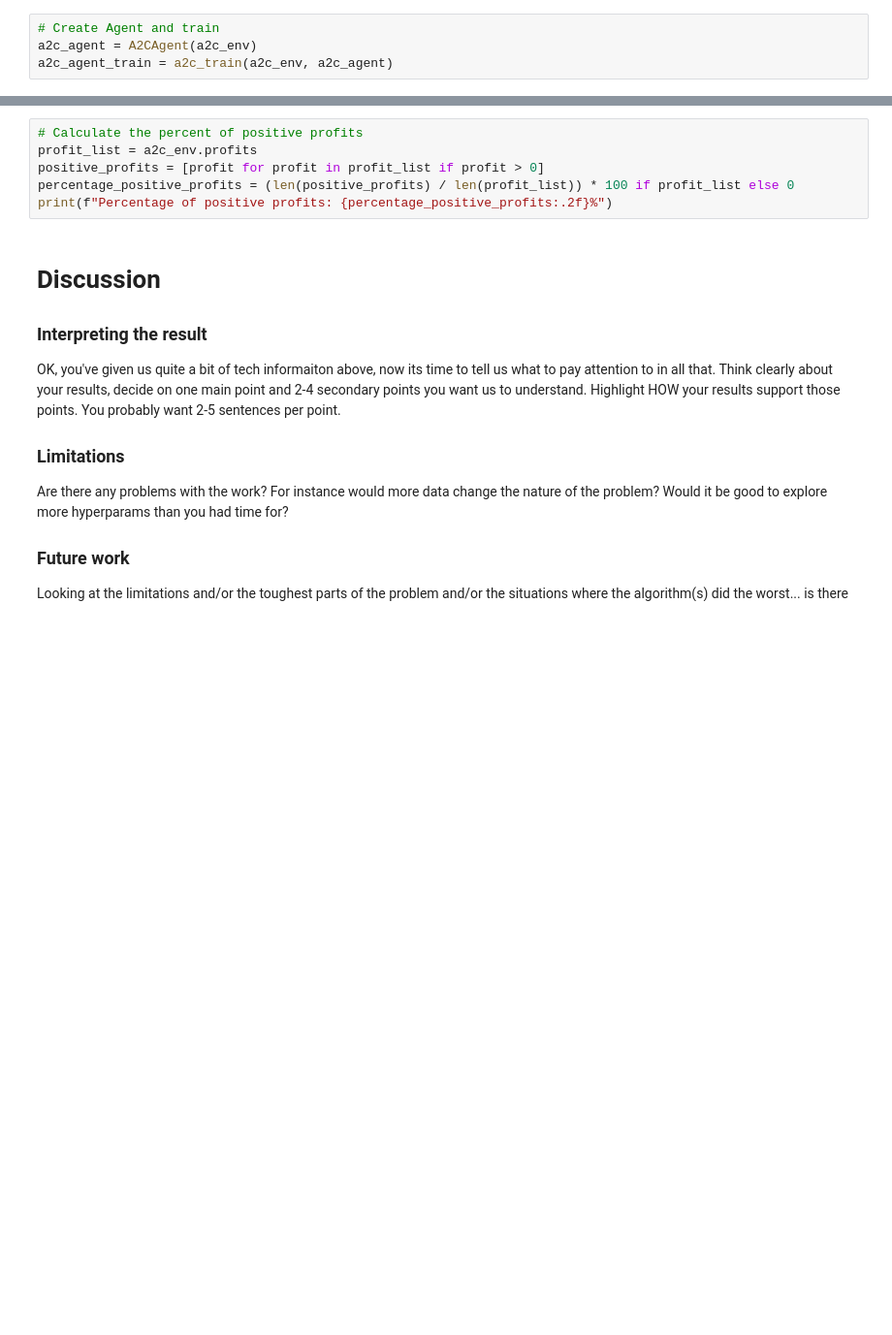
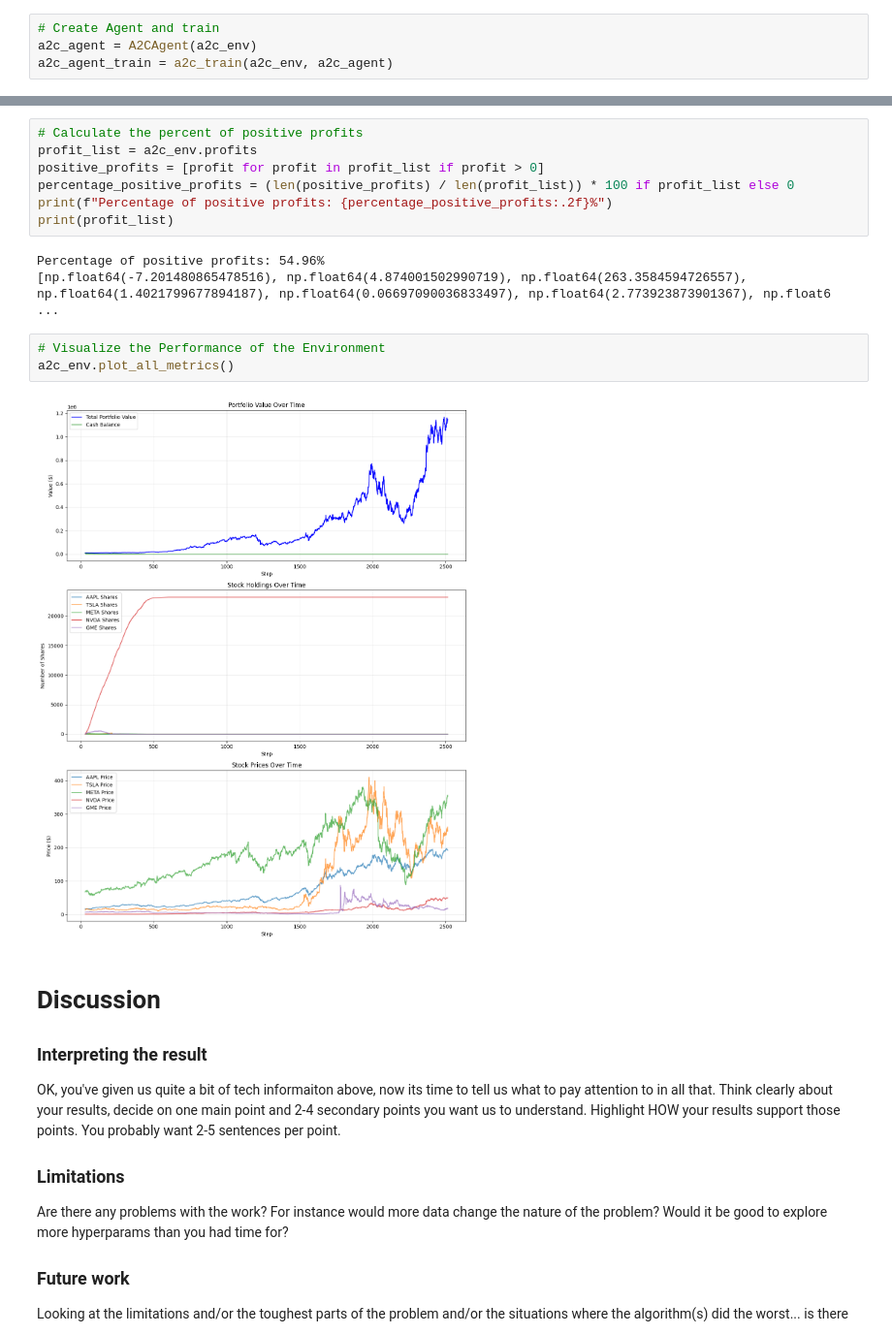
Before and after one commit to MKMiyagi/COGS188_Financial_Agents, a Jupyter notebook: FinalProject_Financial_Agents.ipynb, the cells around one changed output, grey strips where cells are left out. Shown at 97% size. Cells and saved outputs as stored; diff of their text form; blank space fills up the shorter version.

```diff
--- a/FinalProject_Financial_Agents.ipynb
+++ b/FinalProject_Financial_Agents.ipynb
@@ -247,6 +253,15 @@ profit_list = a2c_env.profits
 positive_profits = [profit for profit in profit_list if profit > 0]
 percentage_positive_profits = (len(positive_profits) / len(profit_list)) * 100 if profit_list else 0
 print(f"Percentage of positive profits: {percentage_positive_profits:.2f}%")
+print(profit_list)
+# %% [output]
+Percentage of positive profits: 54.96%
+[np.float64(-7.201480865478516), np.float64(4.874001502990719), np.float64(263.3584594726557), np.float64(1.4021799677894187), np.float64(0.06697090036833497), np.float64(2.773923873901367), np.float6 ...
+# %%
+# Visualize the Performance of the Environment
+a2c_env.plot_all_metrics()
+# %% [output]
+[figure, added]
 # %% [markdown]
 # Discussion
 
```
Also changed, not shown: parts of 8 cells of this notebook, 3 other files.
